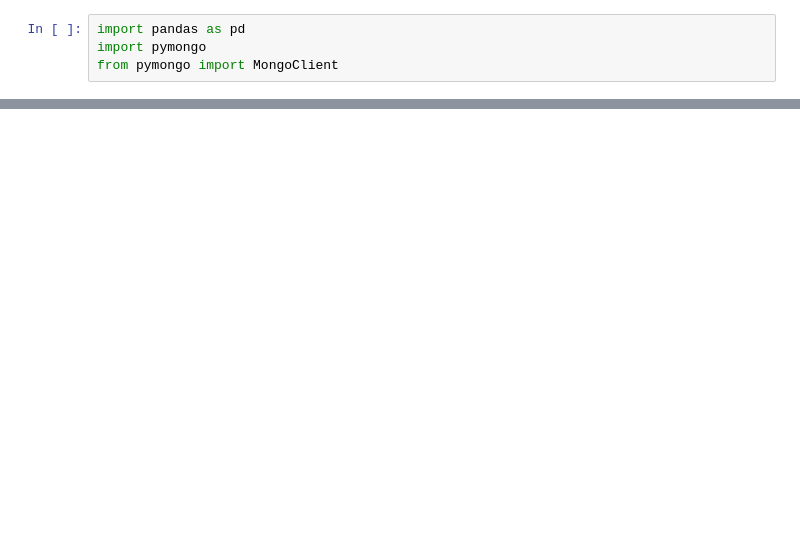
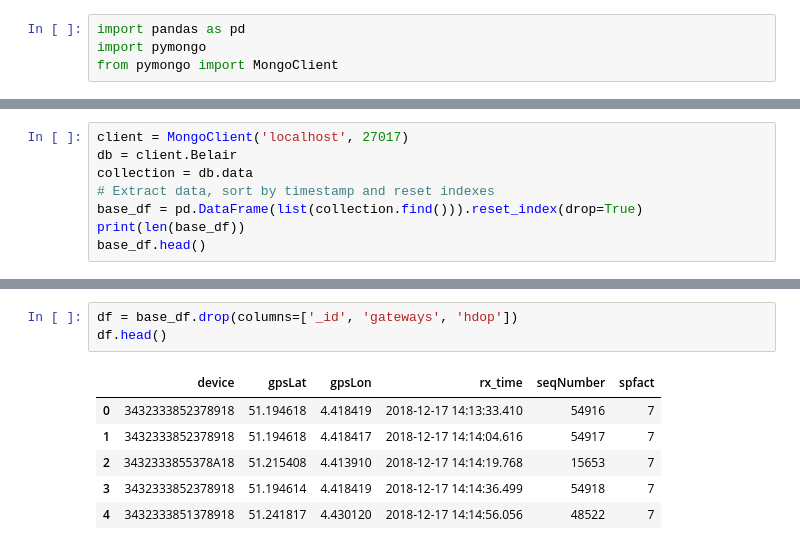
Before and after one commit to jeffgeudens/Thesis, a Jupyter notebook: Case 2 - Bel-Air/Belair - Fill up gaps.ipynb, the cells around one changed output, grey strips where cells are left out. Saved outputs shown, nothing was run; the diff lists cells and outputs as text; blank space fills up the shorter version.

```diff
--- a/Case 2 - Bel-Air/Belair - Fill up gaps.ipynb
+++ b/Case 2 - Bel-Air/Belair - Fill up gaps.ipynb
@@ -100,0 +7,8 @@ df_3
+# %%
+client = MongoClient('localhost', 27017)
+db = client.Belair
+collection = db.data
+# Extract data, sort by timestamp and reset indexes
+base_df = pd.DataFrame(list(collection.find())).reset_index(drop=True)
+print(len(base_df))
+base_df.head()
@@ -100,0 +23,10 @@ df_3
+# %%
+df = base_df.drop(columns=['_id', 'gateways', 'hdop'])
+df.head()
+# %% [output]
+|  | device | gpsLat | gpsLon | rx_time | seqNumber | spfact |
+| 0 | 3432333852378918 | 51.194618 | 4.418419 | 2018-12-17 14:13:33.410 | 54916 | 7 |
+| 1 | 3432333852378918 | 51.194618 | 4.418417 | 2018-12-17 14:14:04.616 | 54917 | 7 |
+| 2 | 3432333855378A18 | 51.215408 | 4.413910 | 2018-12-17 14:14:19.768 | 15653 | 7 |
+| 3 | 3432333852378918 | 51.194614 | 4.418419 | 2018-12-17 14:14:36.499 | 54918 | 7 |
+| 4 | 3432333851378918 | 51.241817 | 4.430120 | 2018-12-17 14:14:56.056 | 48522 | 7 |
```
Also changed, not shown: parts of 44 cells of this notebook, 1 other file.
